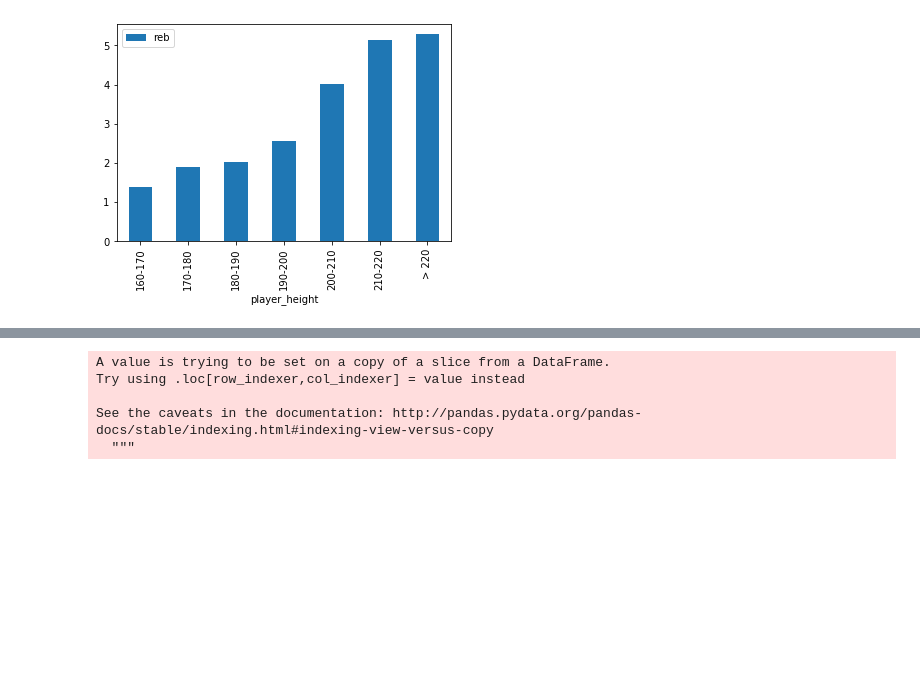
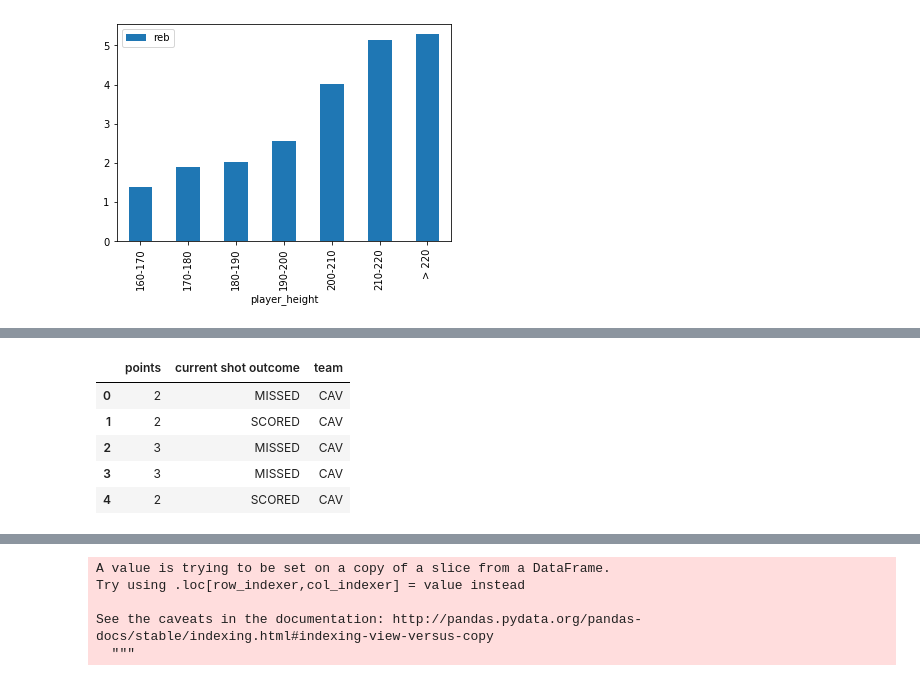
Before and after one commit to justinlu09/GSW-Data-Viz, a Jupyter notebook: DSC106_FinalProj/DSC106 Final Project.ipynb, the cells around one changed output, grey strips where cells are left out. Saved outputs shown, nothing was run; the diff lists cells and outputs as text; code cells hidden in the pictures; blank space fills up the shorter version.

```diff
--- a/DSC106_FinalProj/DSC106 Final Project.ipynb
+++ b/DSC106_FinalProj/DSC106 Final Project.ipynb
@@ -133,0 +153,13 @@ gsw.head()
+# %%
+cav = pd.read_csv('CLEshotLogs.csv')
+c = ['CAV'] * cav.shape[0]
+cav['team'] = c
+cav = cav[['points', 'current shot outcome', 'team']]
+cav.head()
+# %% [output]
+|  | points | current shot outcome | team |
+| 0 | 2 | MISSED | CAV |
+| 1 | 2 | SCORED | CAV |
+| 2 | 3 | MISSED | CAV |
+| 3 | 3 | MISSED | CAV |
+| 4 | 2 | SCORED | CAV |
```
Also changed, not shown: parts of 14 cells of this notebook, 12 other files.
